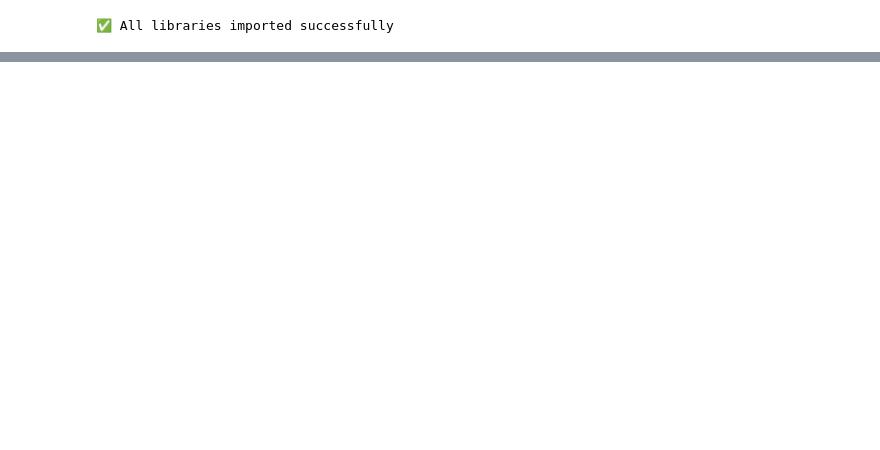
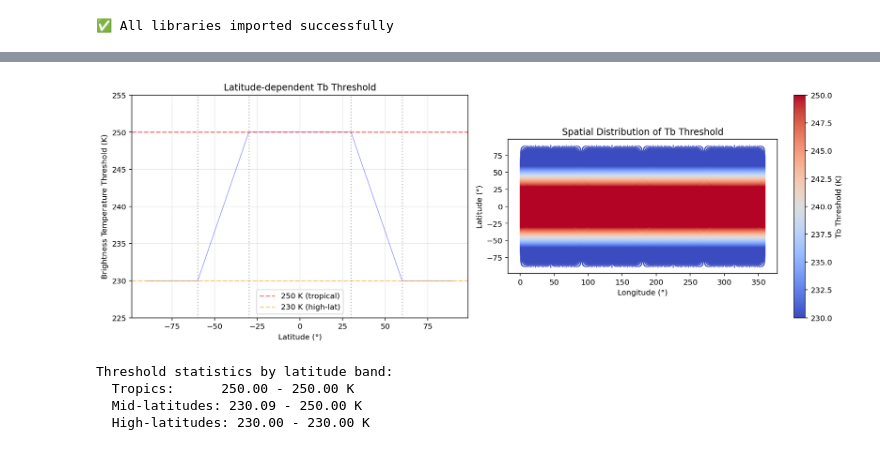
Before and after one commit to WACCEM/gsrm_cooccurrencefeature, a Jupyter notebook: notebooks/test_ccs_type_classification.ipynb, the cells around one changed output, grey strips where cells are left out. Cells and saved outputs as stored; diff of their text form; code cells hidden in the pictures; blank space fills up the shorter version.

```diff
--- a/notebooks/test_ccs_type_classification.ipynb
+++ b/notebooks/test_ccs_type_classification.ipynb
@@ -62,0 +84,7 @@ Data variables: (12/17)
+# %%
+# Get source name from root path (e.g., /pscratch/sd/w/wcmca1/hackathon/mcs/scream/)
+source_name = os.path.basename(os.path.normpath(root_path))
+
+ds = xr.open_zarr(in_zarr, consolidated=True, mask_and_scale=False)
+ds = ds.pipe(egh.attach_coords)
+ds
@@ -64,0 +363,4 @@ ds_pr
+# %%
+itime = 50
+_ds = ds.isel(time=itime)
+_ds
@@ -64,0 +426,7 @@ ds_pr
+# %%
+lon = _ds['lon'].load()
+lat = _ds['lat'].load()
+tb = _ds['tb'].load()
+pr = _ds['pr'].load()
+mcs_mask = _ds['mcs_mask'].load()
+ccs_mask = _ds['ccs_mask'].load()
@@ -64,0 +503,44 @@ ds_pr
+# %%
+# Visualize the latitude-dependent threshold distribution
+fig, axes = plt.subplots(1, 2, figsize=(14, 5))
+
+# Plot 1: Threshold as a function of latitude
+ax = axes[0]
+# Sort by latitude for clean plotting
+sort_idx = np.argsort(lat)
+ax.plot(lat[sort_idx], tb_thresh[sort_idx], 'b-', linewidth=0.5, alpha=0.7)
+ax.axhline(250, color='r', linestyle='--', alpha=0.5, label='250 K (tropical)')
+ax.axhline(230, color='orange', linestyle='--', alpha=0.5, label='230 K (high-lat)')
+ax.axvline(-30, color='gray', linestyle=':', alpha=0.5)
+ax.axvline(30, color='gray', linestyle=':', alpha=0.5)
+ax.axvline(-60, color='gray', linestyle=':', alpha=0.5)
+ax.axvline(60, color='gray', linestyle=':', alpha=0.5)
+ax.set_xlabel('Latitude (°)')
+ax.set_ylabel('Brightness Temperature Threshold (K)')
+ax.set_title('Latitude-dependent Tb Threshold')
+ax.grid(True, alpha=0.3)
+ax.legend()
+ax.set_ylim(225, 255)
+
+# Plot 2: Spatial distribution on HEALPix grid
+ax = axes[1]
+scatter = ax.scatter(lon, lat, c=tb_thresh, s=0.1, cmap='coolwarm', vmin=230, vmax=250)
+ax.set_xlabel('Longitude (°)')
+ax.set_ylabel('Latitude (°)')
+ax.set_title('Spatial Distribution of Tb Threshold')
+ax.set_aspect('equal')
+cbar = plt.colorbar(scatter, ax=ax, label='Tb Threshold (K)')
+
+plt.tight_layout()
+plt.show()
+
+print(f"Threshold statistics by latitude band:")
+print(f"  Tropics:      {tb_thresh[tropical_mask].min():.2f} - {tb_thresh[tropical_mask].max():.2f} K")
+print(f"  Mid-latitudes: {tb_thresh[midlat_mask].min():.2f} - {tb_thresh[midlat_mask].max():.2f} K")
+print(f"  High-latitudes: {tb_thresh[highlat_mask].min():.2f} - {tb_thresh[highlat_mask].max():.2f} K")
+# %% [output]
+[figure, added]
+Threshold statistics by latitude band:
+  Tropics:      250.00 - 250.00 K
+  Mid-latitudes: 230.09 - 250.00 K
+  High-latitudes: 230.00 - 230.00 K
```
Also changed, not shown: parts of 30 cells of this notebook, 1 other file.
